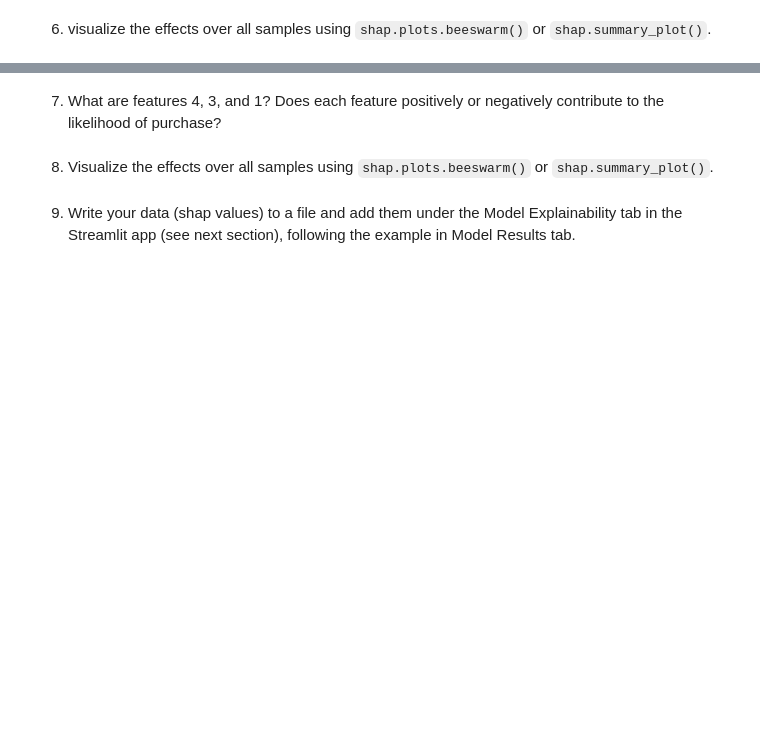
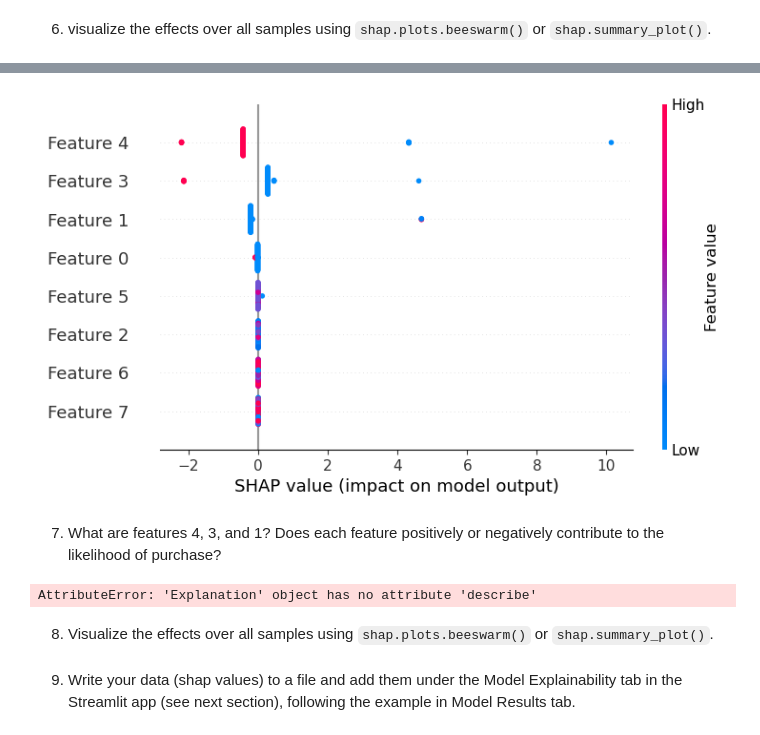
Before and after one commit to PedramPedram/MLE10, a Jupyter notebook: assignments/week-06-supervised-ml/nb/electronics-purchase-prediction.ipynb, the cells around one changed output, grey strips where cells are left out. Drawn from its saved outputs; the diff is of its cells as text; code cells hidden in the pictures; blank space fills up the shorter version.

```diff
--- a/assignments/week-06-supervised-ml/nb/electronics-purchase-prediction.ipynb
+++ b/assignments/week-06-supervised-ml/nb/electronics-purchase-prediction.ipynb
@@ -401,2 +518,8 @@ shap_values = None # YOUR CODE HERE
+# %%
+%matplotlib inline
+
+shap.plots.beeswarm(shap_values)
+# %% [output]
+[figure, added]
 # %% [markdown]
 7. What are features 4, 3, and 1? Does each feature positively or negatively contribute to the likelihood of purchase?
@@ -405,3 +526,11 @@ shap_values = None # YOUR CODE HERE
+# %%
+# YOUR CODE HERE
+#shap.feature_names()
+#shap.plots.waterfall(shap_values[0])
+shap_values.describe()
+#X_test_reduced_subset.columns.values
+# %% [output]
+AttributeError: 'Explanation' object has no attribute 'describe'
 # %% [markdown]
 8. Visualize the effects over all samples using `shap.plots.beeswarm()` or `shap.summary_plot()`.
 # %%
```
Also changed, not shown: parts of 29 cells of this notebook, 1 other file.
